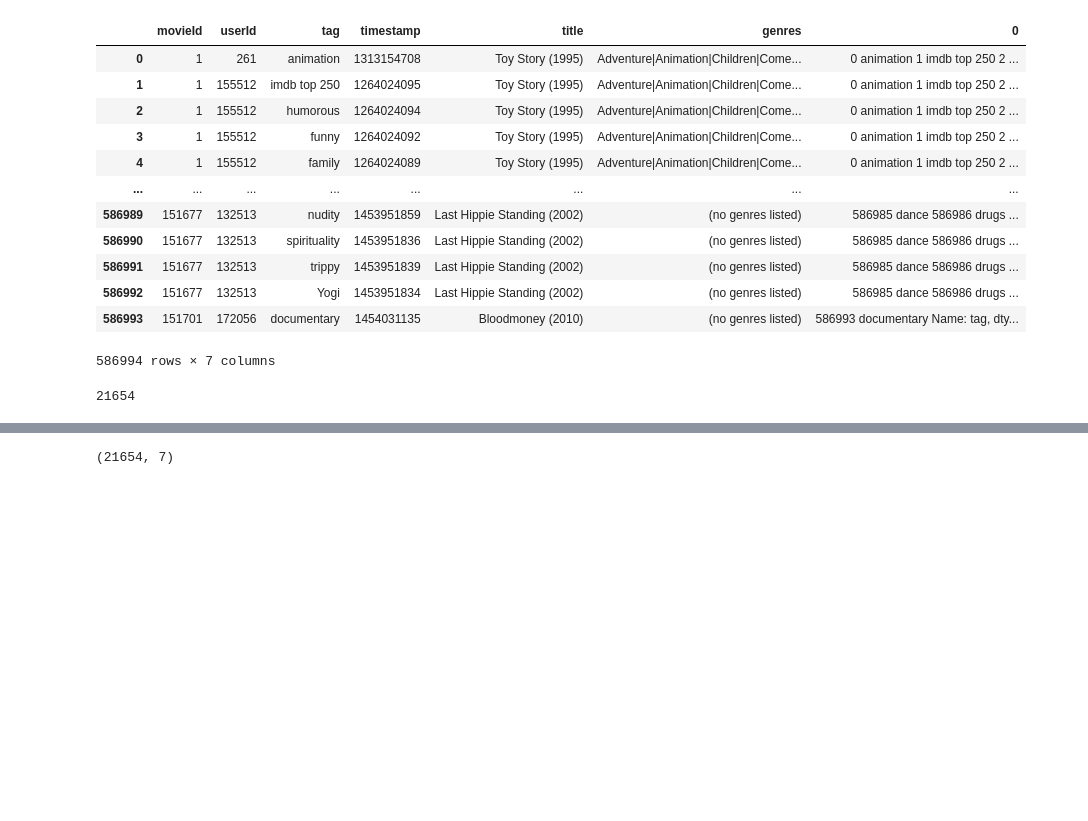
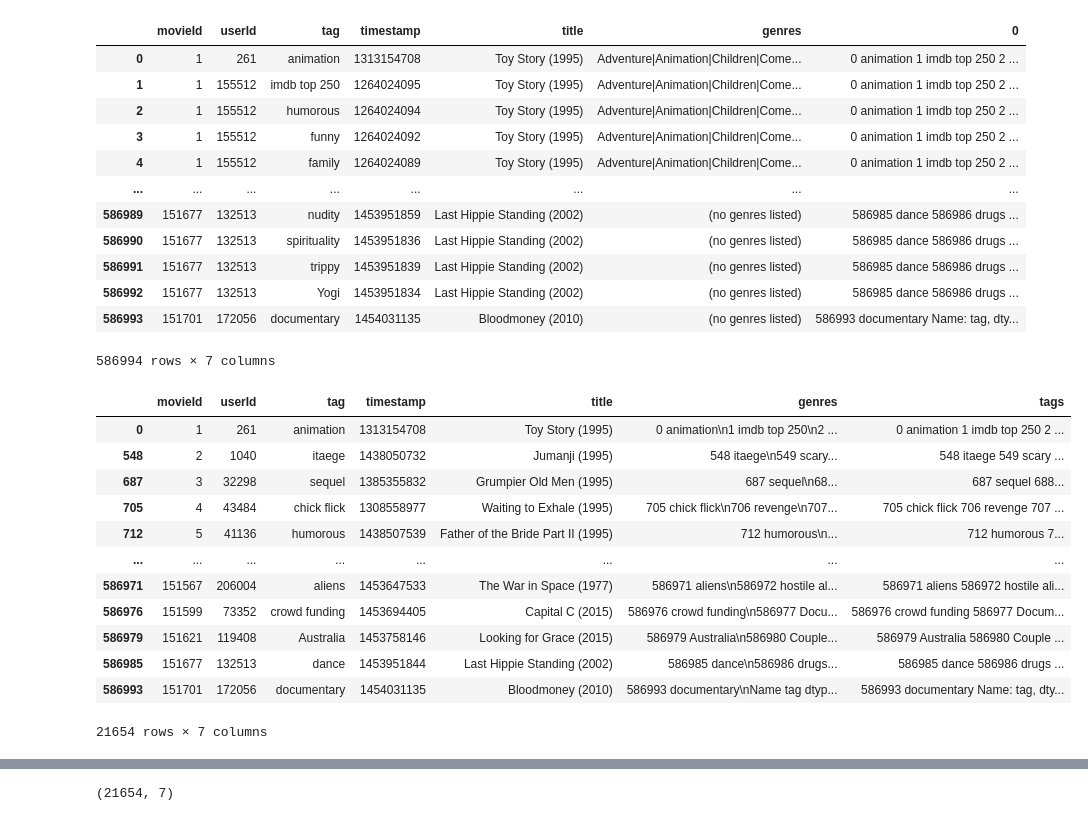
Before and after one commit to halujeff5/Movie_Rec_Sys_Spacy, a Jupyter notebook: First_NB.ipynb, the cells around one changed output, grey strips where cells are left out. Saved outputs shown, nothing was run; the diff lists cells and outputs as text; code cells hidden in the pictures; blank space fills up the shorter version.

```diff
--- a/First_NB.ipynb
+++ b/First_NB.ipynb
@@ -130,11 +130,23 @@ work.rename(columns={0:'tags'}, inplace=True)
 import re
 import string
 # %%
-work.genres=[str(x) for x in work.tags[:]]
+work.genres=[str(x).translate(str.maketrans('', '', string.punctuation)) for x in work.tags[:]]
 # %%
-len(work.genres)
+work
 # %% [output]
+|  | movieId | userId | tag | timestamp | title | genres | tags |
+| 0 | 1 | 261 | animation | 1313154708 | Toy Story (1995) | 0 animation\n1 imdb top 250\n2 ... | 0 animation 1 imdb top 250 2 ... |
+| 548 | 2 | 1040 | itaege | 1438050732 | Jumanji (1995) | 548 itaege\n549 scary... | 548 itaege 549 scary ... |
+| 687 | 3 | 32298 | sequel | 1385355832 | Grumpier Old Men (1995) | 687 sequel\n68... | 687 sequel 688... |
+| 705 | 4 | 43484 | chick flick | 1308558977 | Waiting to Exhale (1995) | 705 chick flick\n706 revenge\n707... | 705 chick flick 706 revenge 707 ... |
+| 712 | 5 | 41136 | humorous | 1438507539 | Father of the Bride Part II (1995) | 712 humorous\n... | 712 humorous 7... |
+| ... | ... | ... | ... | ... | ... | ... | ... |
+| 586971 | 151567 | 206004 | aliens | 1453647533 | The War in Space (1977) | 586971 aliens\n586972 hostile al... | 586971 aliens 586972 hostile ali... |
+| 586976 | 151599 | 73352 | crowd funding | 1453694405 | Capital C (2015) | 586976 crowd funding\n586977 Docu... | 586976 crowd funding 586977 Docum... |
+| 586979 | 151621 | 119408 | Australia | 1453758146 | Looking for Grace (2015) | 586979 Australia\n586980 Couple... | 586979 Australia 586980 Couple ... |
+| 586985 | 151677 | 132513 | dance | 1453951844 | Last Hippie Standing (2002) | 586985 dance\n586986 drugs... | 586985 dance 586986 drugs ... |
+| 586993 | 151701 | 172056 | documentary | 1454031135 | Bloodmoney (2010) | 586993 documentary\nName tag dtyp... | 586993 documentary Name: tag, dty... |
-21654
+21654 rows × 7 columns
 # %%
 #using regex to clean the data
 work.genres=[re.sub(r"\d+", ' ', x) for x in work.genres[:]]
```
Also changed, not shown: parts of 8 cells of this notebook.
